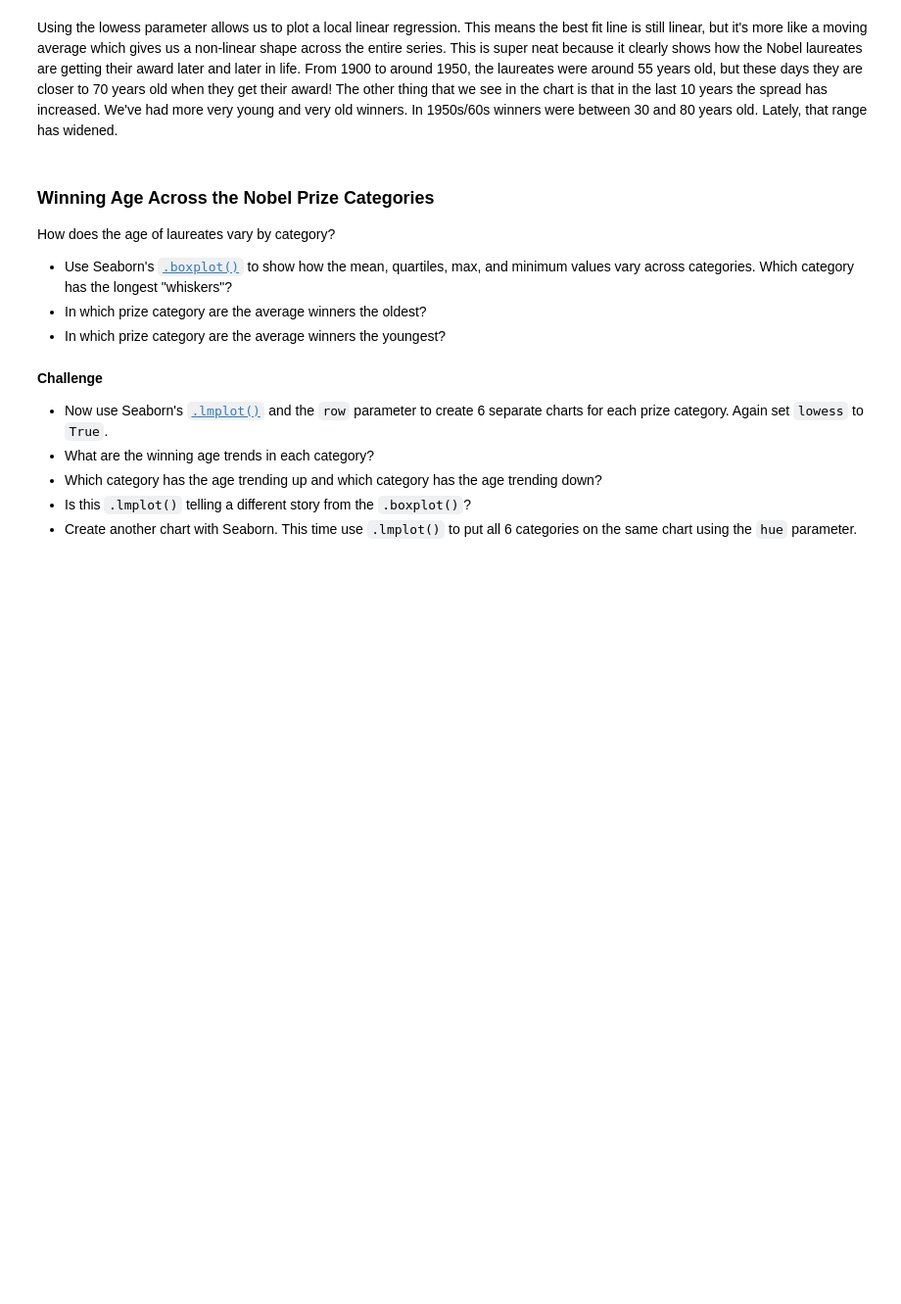
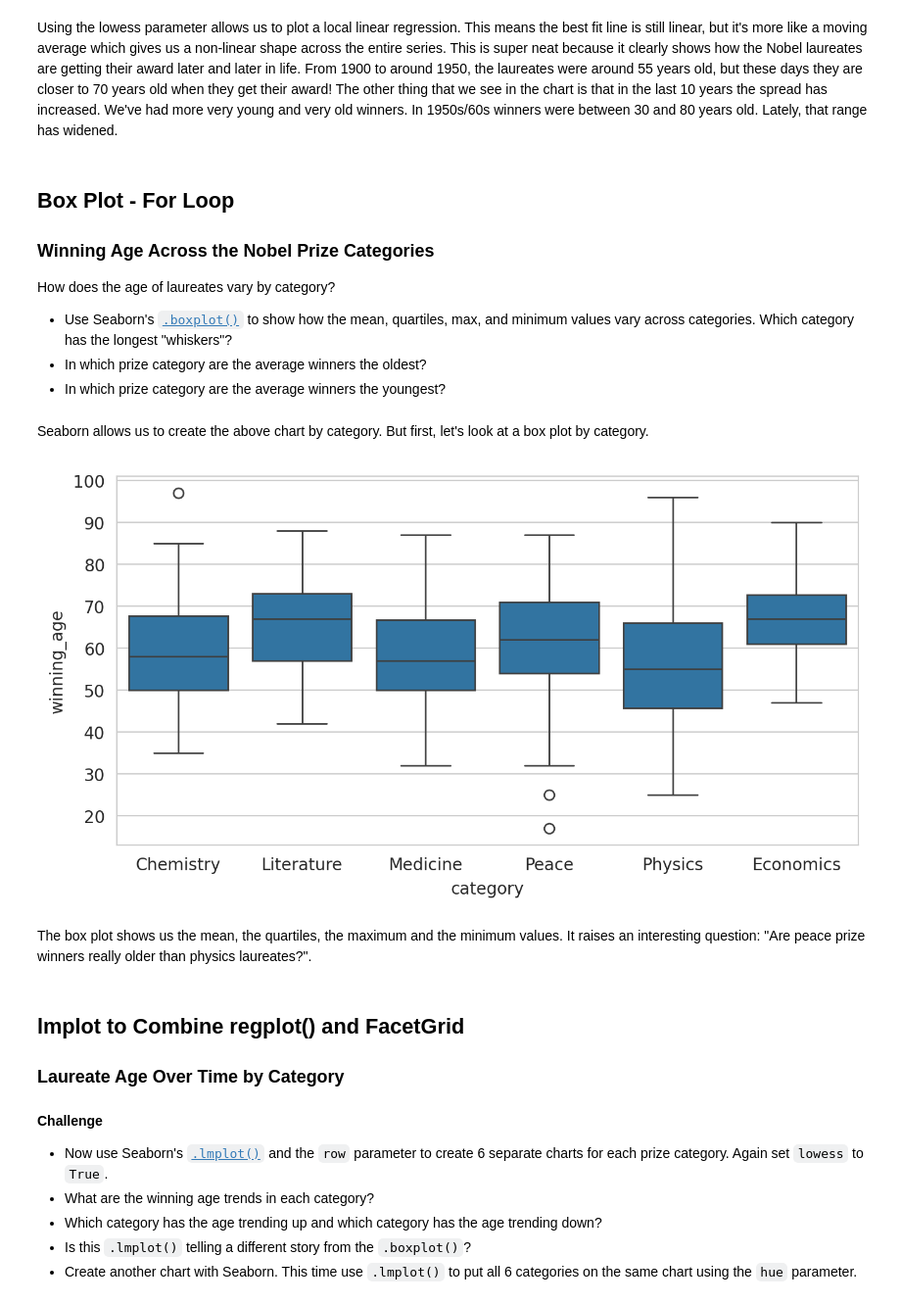
Before and after one commit to ksg-dev/nobel-price-analysis, a Jupyter notebook: Nobel_Prize_Analysis_(start).ipynb, the cells around one changed output. Shown at 98% size. Drawn from its saved outputs; the diff is of its cells as text; code cells hidden in the pictures; blank space fills up the shorter version.

Commit message:
box plot by category

```diff
--- a/Nobel_Prize_Analysis_(start).ipynb
+++ b/Nobel_Prize_Analysis_(start).ipynb
@@ -1214,6 +1193,8 @@ RuntimeError: `lowess=True` requires statsmodels, an optional dependency, to be
 # %% [markdown]
 Using the lowess parameter allows us to plot a local linear regression. This means the best fit line is still linear, but it's more like a moving average which gives us a non-linear shape across the entire series. This is super neat because it clearly shows how the Nobel laureates are getting their award later and later in life. From 1900 to around 1950, the laureates were around 55 years old, but these days they are closer to 70 years old when they get their award! The other thing that we see in the chart is that in the last 10 years the spread has increased. We've had more very young and very old winners. In 1950s/60s winners were between 30 and 80 years old. Lately, that range has widened.
 # %% [markdown]
+## Box Plot - For Loop
+
 ### Winning Age Across the Nobel Prize Categories
 
 How does the age of laureates vary by category?
@@ -1221,6 +1202,27 @@ How does the age of laureates vary by category?
 * Use Seaborn's [`.boxplot()`](https://seaborn.pydata.org/generated/seaborn.boxplot.html?highlight=boxplot#seaborn.boxplot) to show how the mean, quartiles, max, and minimum values vary across categories. Which category has the longest "whiskers"?
 * In which prize category are the average winners the oldest?
 * In which prize category are the average winners the youngest?
+# %% [markdown]
+Seaborn allows us to create the above chart by category. But first, let's look at a box plot by category.
+# %%
+plt.figure(figsize=(8,4), dpi=200)
+
+with sns.axes_style('whitegrid'):
+    sns.boxplot(
+        data=df_data,
+        x='category',
+        y='winning_age'
+    )
+
+plt.show()
+# %% [output]
+[figure, added]
+# %% [markdown]
+The box plot shows us the mean, the quartiles, the maximum and the minimum values. It raises an interesting question: "Are peace prize winners really older than physics laureates?".
+# %% [markdown]
+## lmplot to Combine regplot() and FacetGrid
+
+### Laureate Age Over Time by Category
 # %% [markdown]
 **Challenge**
 * Now use Seaborn's [`.lmplot()`](https://seaborn.pydata.org/generated/seaborn.lmplot.html?highlight=lmplot#seaborn.lmplot) and the `row` parameter to create 6 separate charts for each prize category. Again set `lowess` to `True`.
```
Also changed, not shown: parts of 4 cells of this notebook.
